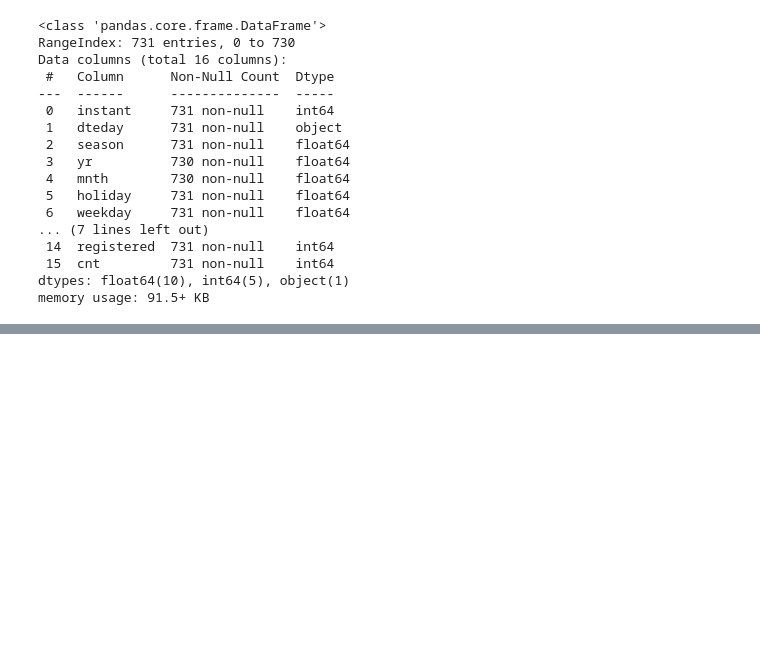
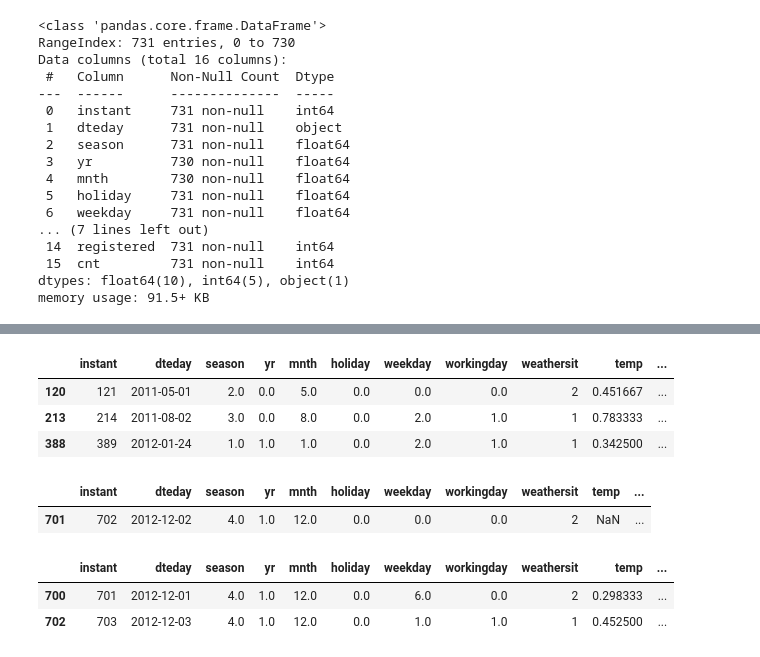
Before and after one commit to hoonzi-s/xgboost, a Jupyter notebook: 01. 머신러닝 개요.ipynb, the cells around one changed output, grey strips where cells are left out. Saved outputs shown, nothing was run; the diff lists cells and outputs as text; code cells hidden in the pictures; blank space fills up the shorter version.

```diff
--- a/01. 머신러닝 개요.ipynb
+++ b/01. 머신러닝 개요.ipynb
@@ -53,0 +97,23 @@ memory usage: 91.5+ KB
+# %%
+df_bikes.iloc[[120, 213, 388]]
+# %% [output]
+|  | instant | dteday | season | yr | mnth | holiday | weekday | workingday | weathersit | temp | ... |
+| 120 | 121 | 2011-05-01 | 2.0 | 0.0 | 5.0 | 0.0 | 0.0 | 0.0 | 2 | 0.451667 | ... |
+| 213 | 214 | 2011-08-02 | 3.0 | 0.0 | 8.0 | 0.0 | 2.0 | 1.0 | 1 | 0.783333 | ... |
+| 388 | 389 | 2012-01-24 | 1.0 | 1.0 | 1.0 | 0.0 | 2.0 | 1.0 | 1 | 0.342500 | ... |
+# %%
+df_bikes[df_bikes['temp'].isna()]
+# %% [output]
+|  | instant | dteday | season | yr | mnth | holiday | weekday | workingday | weathersit | temp | ... |
+| 701 | 702 | 2012-12-02 | 4.0 | 1.0 | 12.0 | 0.0 | 0.0 | 0.0 | 2 | NaN | ... |
+# %%
+mean_temp = (df_bikes.loc[700, 'temp'] + df_bikes.loc[702, 'temp']) / 2
+mean_atemp = (df_bikes.loc[700, 'atemp'] + df_bikes.loc[702, 'atemp']) / 2
+
+df_bikes['temp'].fillna(mean_temp, inplace = True)
+df_bikes['atemp'].fillna(mean_atemp, inplace = True)
+df_bikes.iloc[[700, 702]]
+# %% [output]
+|  | instant | dteday | season | yr | mnth | holiday | weekday | workingday | weathersit | temp | ... |
+| 700 | 701 | 2012-12-01 | 4.0 | 1.0 | 12.0 | 0.0 | 6.0 | 0.0 | 2 | 0.298333 | ... |
+| 702 | 703 | 2012-12-03 | 4.0 | 1.0 | 12.0 | 0.0 | 1.0 | 1.0 | 1 | 0.452500 | ... |
```
Also changed, not shown: parts of 27 cells of this notebook.
